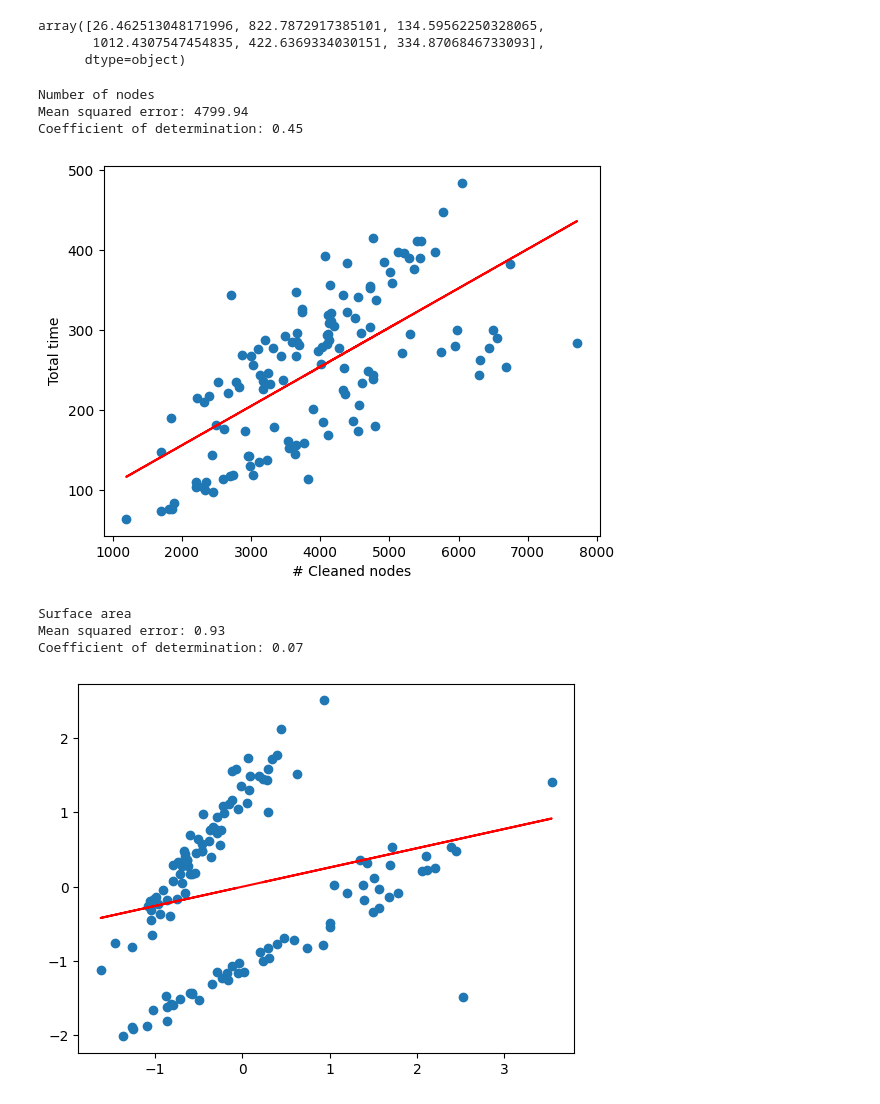
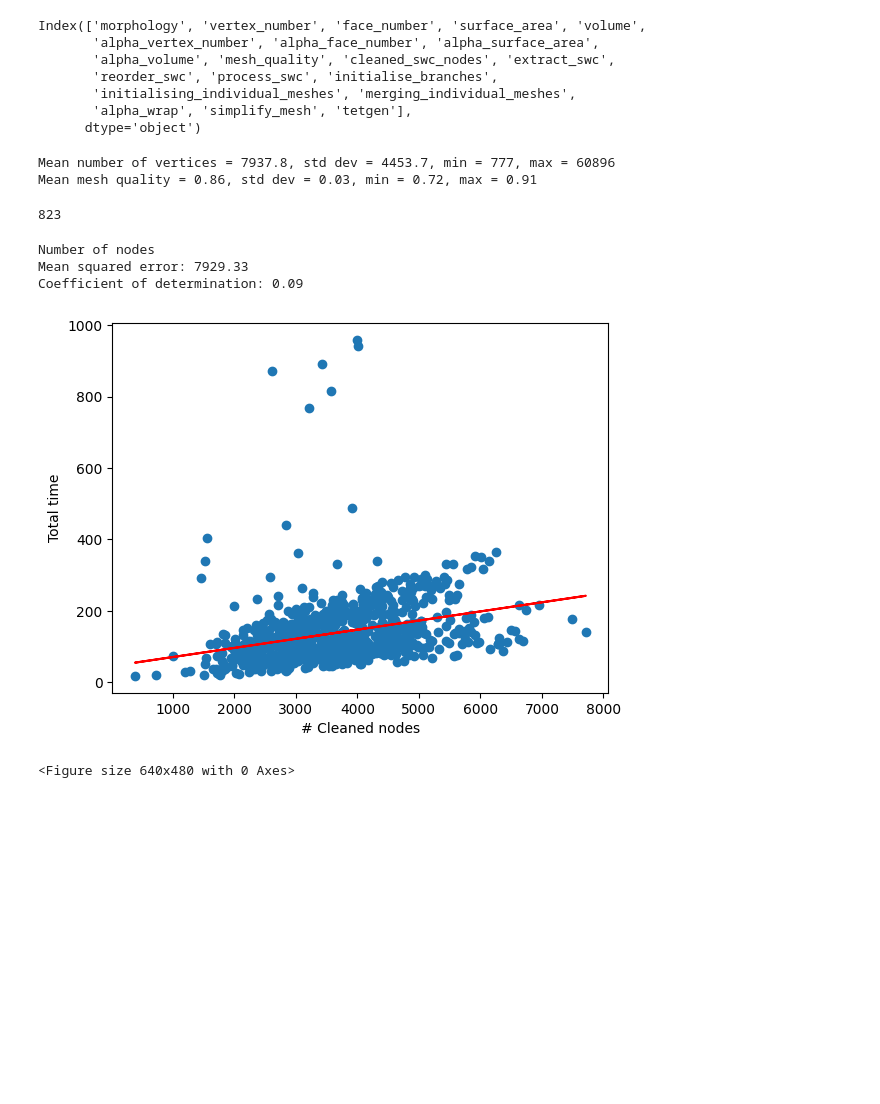
Before and after one commit to SpinDoctorMRI/Alpha_Mesh_Swc, a Jupyter notebook: view_outputs/view_meshing_stats.ipynb, the cells around one changed output. Cells and saved outputs as stored; diff of their text form; code cells hidden in the pictures; blank space fills up the shorter version.

```diff
--- a/view_outputs/view_meshing_stats.ipynb
+++ b/view_outputs/view_meshing_stats.ipynb
@@ -40,4 +24,4 @@ simplify_timings = np.array( data['simplify_mesh'])
 tetgen_timings = np.array( data['tetgen'])
 cells = list(data['morphology'])
 # %%
-df = pd.DataFrame({'label':cells,'swc':swc_timings,'individual meshes':individual_mesh_timings,'alpha wrapping':alpha_wrap_timings,'mesh simplification':simplify_timings,'tetgen':tetgen_timings})
+df = pd.DataFrame({'swc':swc_timings,'individual meshes':individual_mesh_timings,'alpha wrapping':alpha_wrap_timings,'mesh simplification':simplify_timings,'tetgen':tetgen_timings})
@@ -131,11 +115,21 @@ Reordering swc
+# %%
+data.keys()
+# %% [output]
+Index(['morphology', 'vertex_number', 'face_number', 'surface_area', 'volume',
+       'alpha_vertex_number', 'alpha_face_number', 'alpha_surface_area',
+       'alpha_volume', 'mesh_quality', 'cleaned_swc_nodes', 'extract_swc',
+       'reorder_swc', 'process_swc', 'initialise_branches',
+       'initialising_individual_meshes', 'merging_individual_meshes',
+       'alpha_wrap', 'simplify_mesh', 'tetgen'],
+      dtype='object')
+# %%
+print(f'Mean number of vertices = {np.mean(data.vertex_number):.1f}, std dev = {np.std(data.vertex_number):.1f}, min = {min(data.vertex_number)}, max = {max(data.vertex_number)}')
+print(f'Mean mesh quality = {np.mean(data.mesh_quality):.2f}, std dev = {np.std(data.mesh_quality):.2f}, min = {min(data.mesh_quality):.2f}, max = {max(data.mesh_quality):.2f}')
+# %% [output]
+Mean number of vertices = 7937.8, std dev = 4453.7, min = 777, max = 60896
+Mean mesh quality = 0.86, std dev = 0.03, min = 0.72, max = 0.91
 # %%
 total_time = np.sum(np.array(df)[:,1:],axis=1)
-# %%
-total_time
-# %% [output]
-array([26.462513048171996, 822.7872917385101, 134.59562250328065,
-       1012.4307547454835, 422.6369334030151, 334.8706846733093],
-      dtype=object)
 # %%
 from sklearn import linear_model
 from sklearn.metrics import mean_squared_error, r2_score
@@ -167,19 +161,22 @@ def get_regr_stats(x,y,normalize = True,xlabel=None,ylabel=None):
     plt.ylabel(ylabel)
 
     plt.show()
+# %%
+len(data)
+# %% [output]
+823
 # %%
 # print('Complexity')
 # get_regr_stats(complexity,total_time)
 print('Number of nodes')
 get_regr_stats(data.cleaned_swc_nodes,total_time,normalize=False,xlabel='# Cleaned nodes',ylabel='Total time')
-print('Surface area')
-get_regr_stats(data.surface_area,total_time)
+plt.savefig(f'{fig_dir}/complexity.png')
+
+# print('Surface area')
+# get_regr_stats(data.surface_area,total_time)
 # %% [output]
 Number of nodes
-Mean squared error: 4799.94
-Coefficient of determination: 0.45
+Mean squared error: 7929.33
+Coefficient of determination: 0.09
-[figure, old version]
+[figure, new version]
-Surface area
-Mean squared error: 0.93
-Coefficient of determination: 0.07
+<Figure size 640x480 with 0 Axes>
-[figure, removed]
```
Also changed, not shown: parts of 10 cells of this notebook, 15 other files.
